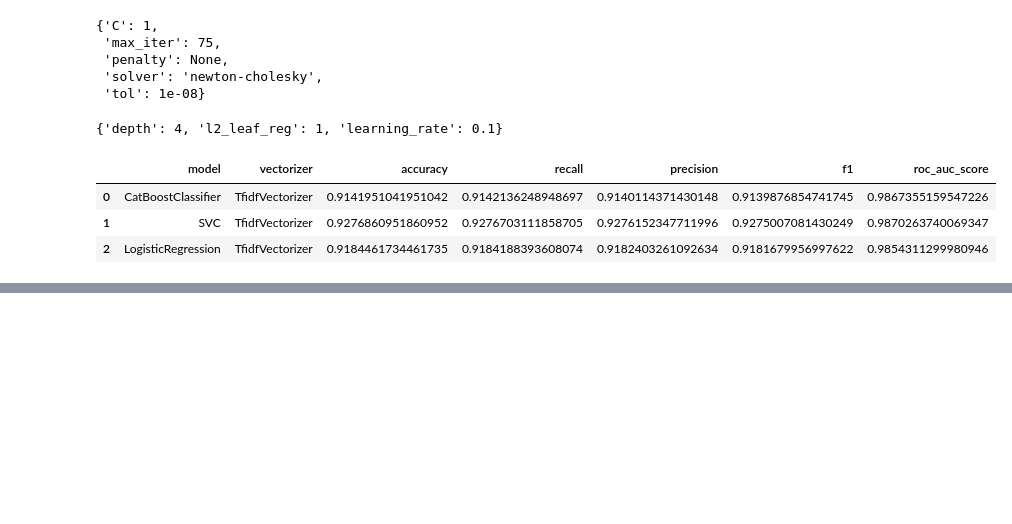
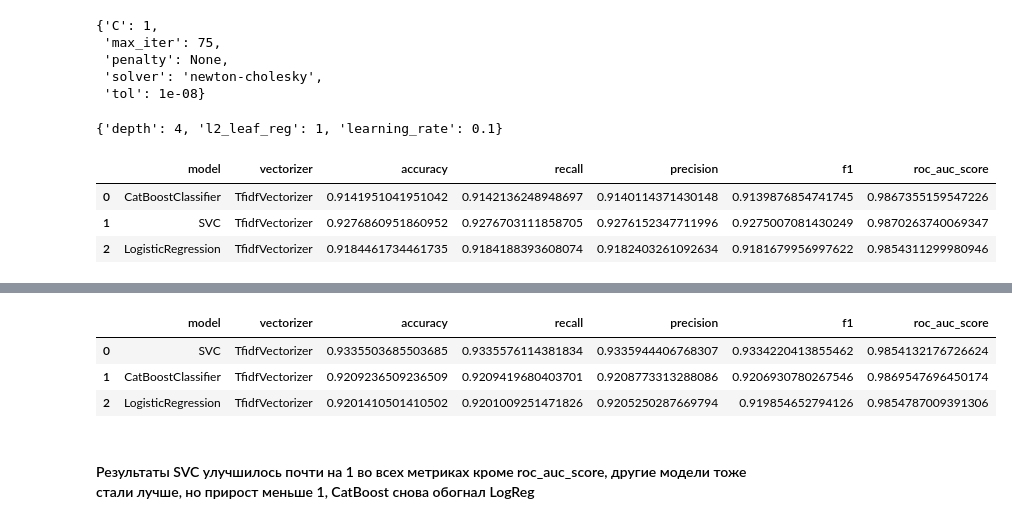
Before and after one commit to akon1te/nlp_course, a Jupyter notebook: lab2_classifiaction.ipynb, the cells around one changed output, grey strips where cells are left out. Saved outputs shown, nothing was run; the diff lists cells and outputs as text; code cells hidden in the pictures; blank space fills up the shorter version.

```diff
--- a/lab2_classifiaction.ipynb
+++ b/lab2_classifiaction.ipynb
@@ -369,0 +424,9 @@ best_params_metrics_df
+# %%
+fi_cb = CatBoostClassifier(verbose=False, depth=4, l2_leaf_reg=1, learning_rate=0.1)
+data, disp = train_model(model=fi_cb,
+                        vectorizer_name=TfidfVectorizer().__class__.__name__,
+                        X_train=fi_X_train, y_train=y_train,
+                        X_test=fi_X_test, y_test=y_test,
+                        save_path='./models/lab2/fi_CatBoost_Tfidf_best_params.pkl')
+
+fi_metrics.append(data)
@@ -369,0 +453,19 @@ best_params_metrics_df
+# %%
+fi_logreg = LogisticRegression(verbose=0, C=1, max_iter=75, penalty=None, solver='newton-cholesky', tol=1e-08)
+data, disp = train_model(model=fi_logreg,
+                        vectorizer_name=TfidfVectorizer().__class__.__name__,
+                        X_train=fi_X_train, y_train=y_train,
+                        X_test=fi_X_test, y_test=y_test,
+                        save_path='./models/lab2/fi_LogReg_Tfidf_best_params.pkl')
+
+fi_metrics.append(data)
+# %%
+fi_metrics_df = pd.DataFrame(np.array(fi_metrics), columns=['model', 'vectorizer', 'accuracy', 'recall', 'precision', 'f1', 'roc_auc_score'])
+fi_metrics_df
+# %% [output]
+|  | model | vectorizer | accuracy | recall | precision | f1 | roc_auc_score |
+| 0 | SVC | TfidfVectorizer | 0.9335503685503685 | 0.9335576114381834 | 0.9335944406768307 | 0.9334220413855462 | 0.9854132176726624 |
+| 1 | CatBoostClassifier | TfidfVectorizer | 0.9209236509236509 | 0.9209419680403701 | 0.9208773313288086 | 0.9206930780267546 | 0.9869547696450174 |
+| 2 | LogisticRegression | TfidfVectorizer | 0.9201410501410502 | 0.9201009251471826 | 0.9205250287669794 | 0.919854652794126 | 0.9854787009391306 |
+# %% [markdown]
+#### Результаты SVC улучшилось почти на 1 во всех метриках кроме roc_auc_score, другие модели тоже стали лучше, но прирост меньше 1, CatBoost снова обогнал LogReg
```
Also changed, not shown: parts of 16 cells of this notebook, 3 other files.
